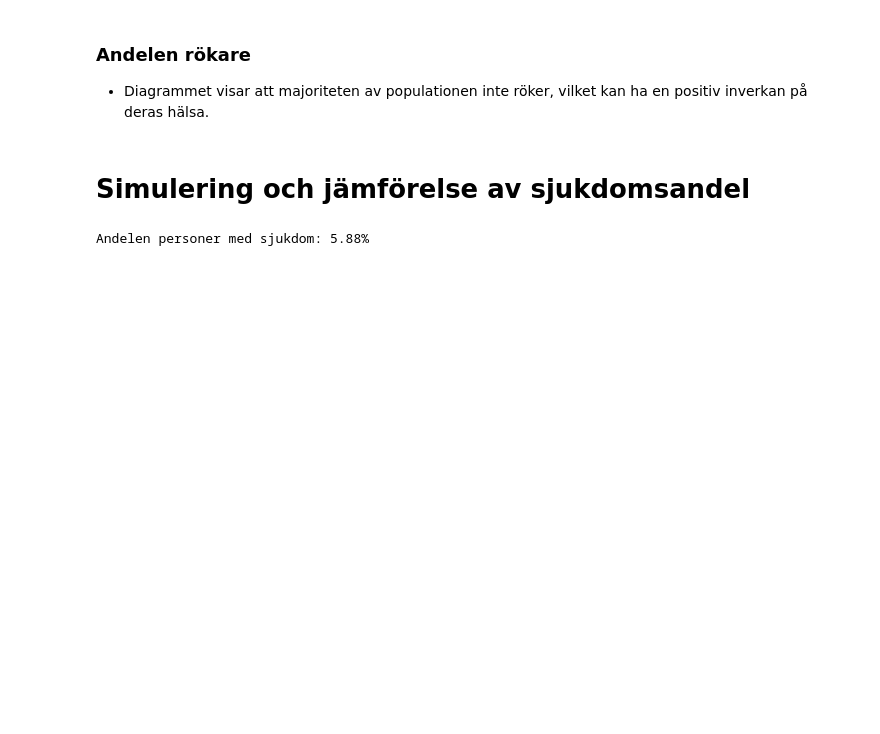
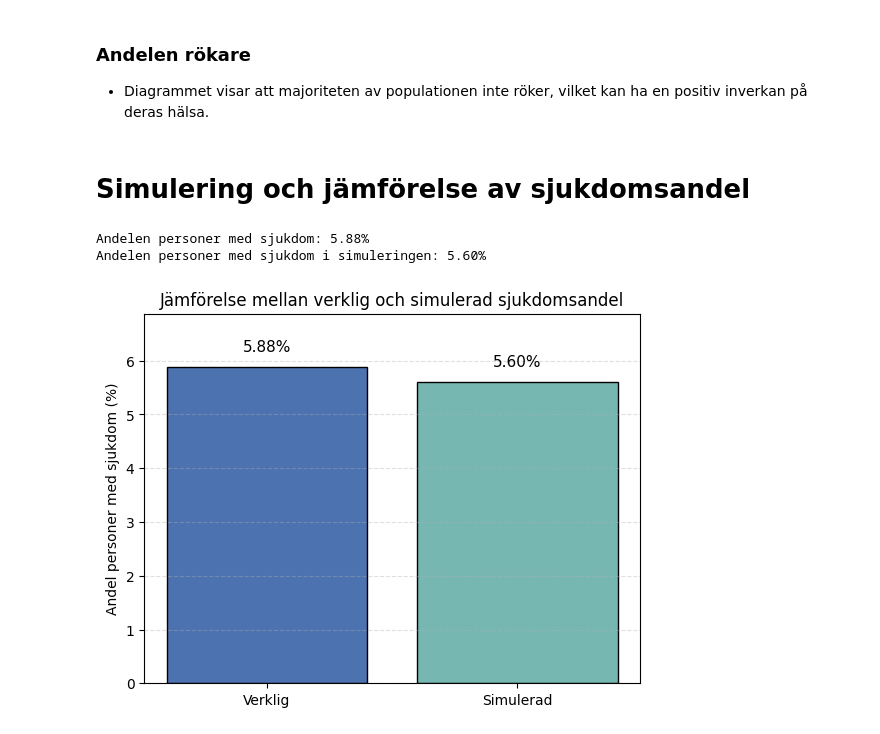
Before and after one commit to faezehgohari/health_study_analysis, a Jupyter notebook: notebooks/del1_notebook.ipynb, the cells around one changed output. Cells and saved outputs as stored; diff of their text form; code cells hidden in the pictures; blank space fills up the shorter version.

Commit message:
Simulate 1000 individuals and compare with actual disease prevalence

```diff
--- a/notebooks/del1_notebook.ipynb
+++ b/notebooks/del1_notebook.ipynb
@@ -66,7 +66,26 @@ plt.show()
 # %% [markdown]
 # Simulering och jämförelse av sjukdomsandel
 # %%
-disease_rate = df_clean["disease"].value_counts(normalize=True)[1] * 100
-print(f"Andelen personer med sjukdom: {disease_rate:.2f}%")
+disease_rate = df_clean["disease"].value_counts(normalize=True)[1]
+disease_rate_percent = disease_rate * 100
+print(f"Andelen personer med sjukdom: {disease_rate_percent:.2f}%")
+np.random.seed(42)
+simulated = np.random.binomial(1, disease_rate, size=1000)
+simulated_rate = simulated.mean()
+print(f"Andelen personer med sjukdom i simuleringen: {simulated_rate:.2%}")
 # %% [output]
 Andelen personer med sjukdom: 5.88%
+Andelen personer med sjukdom i simuleringen: 5.60%
+# %%
+labels = ['Verklig', 'Simulerad']
+values = [disease_rate_percent, simulated_rate * 100]
+plt.bar(labels, values, color=['#4C72B0', '#76B7B2'], edgecolor='black', linewidth=1)
+plt.ylabel('Andel personer med sjukdom (%)')
+plt.title('Jämförelse mellan verklig och simulerad sjukdomsandel')
+plt.ylim(0, max(values) + 1)
+plt.grid(axis='y', linestyle='--', alpha=0.4)
+for i, v in enumerate(values):
+    plt.text(i, v+0.3, f"{v:.2f}%", ha='center', fontsize=11)
+plt.show()
+# %% [output]
+[figure, added]
```
